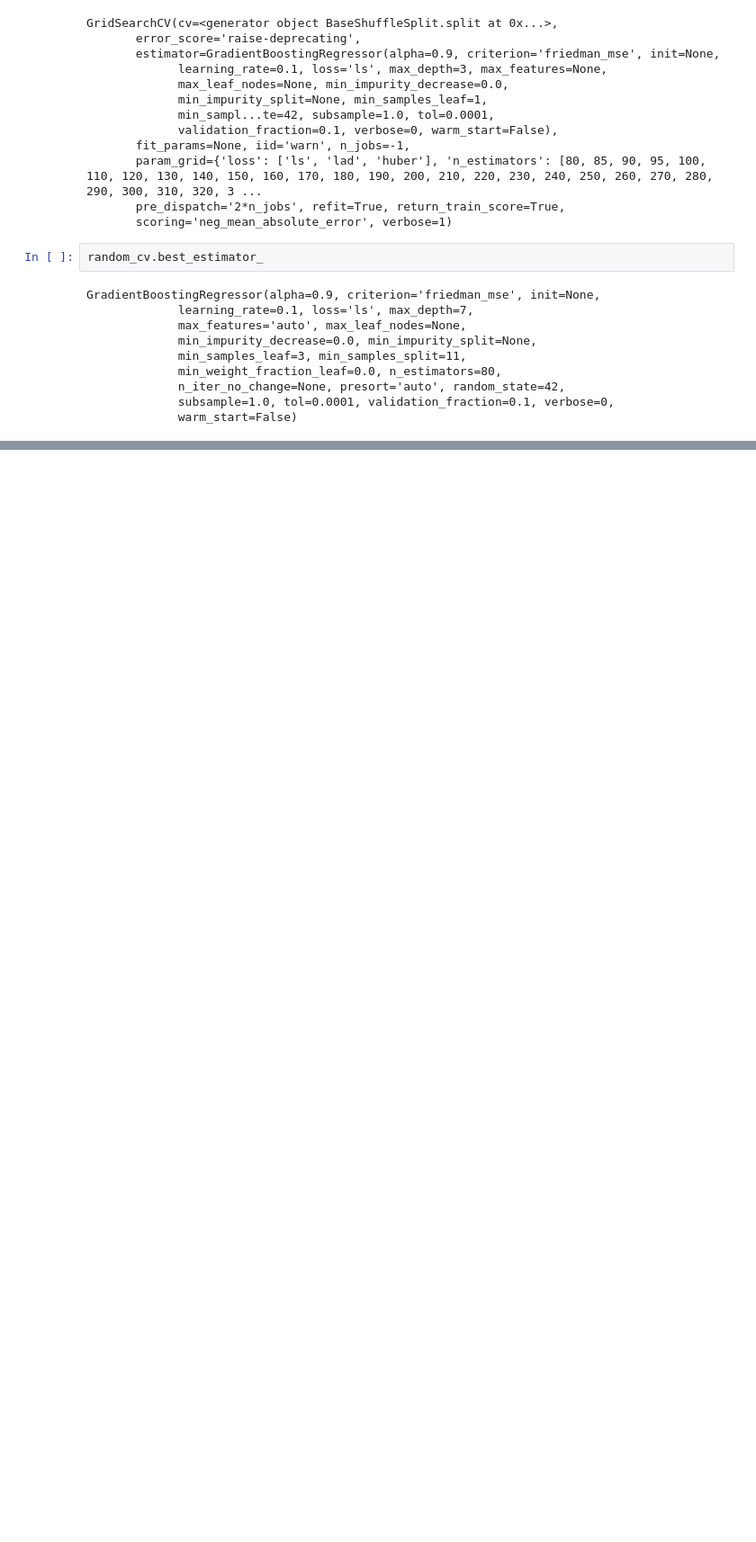
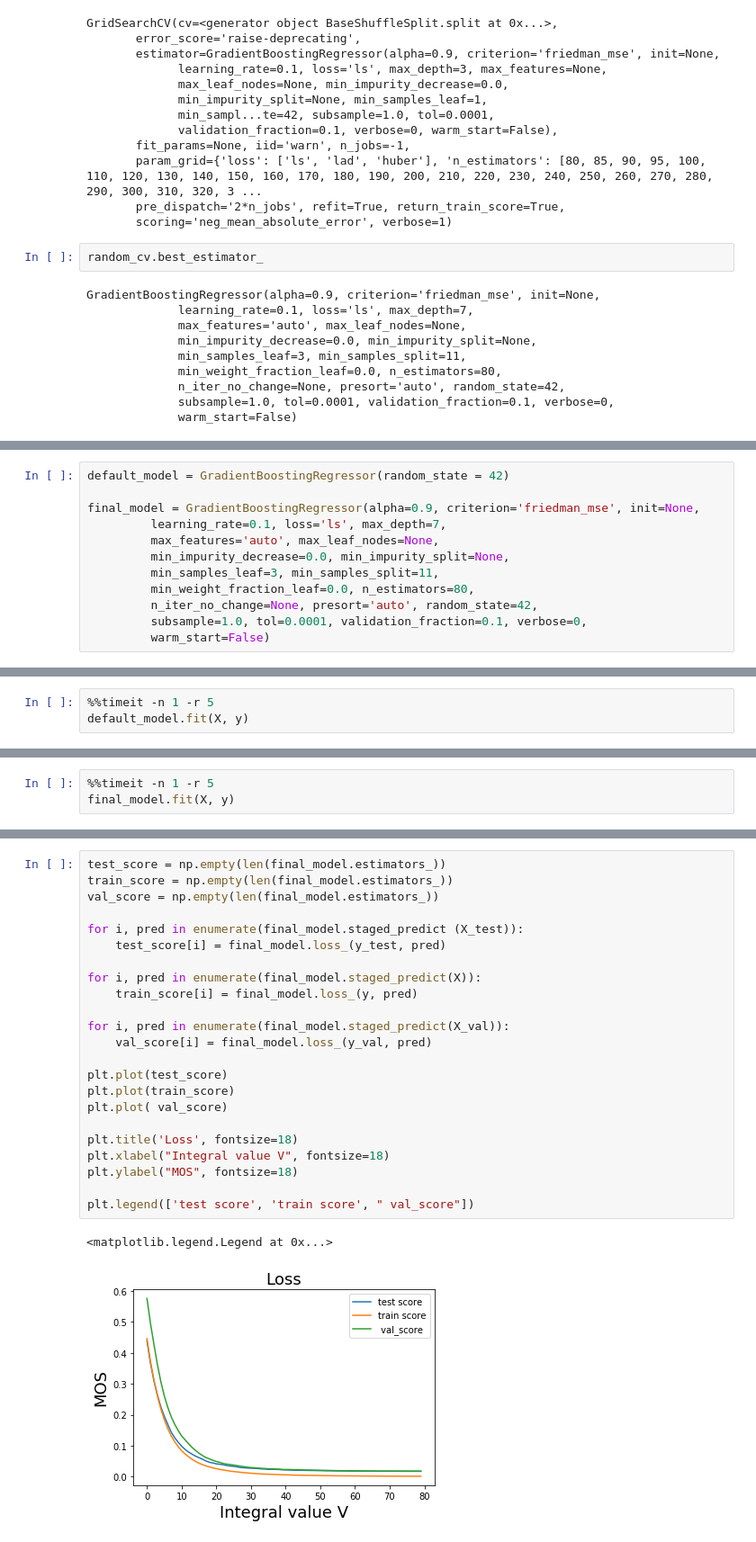
Before and after one commit to AleksandrIvchenko/QoE-assesment, a Jupyter notebook: Analysis_Waterloo-Part4.ipynb, the cells around one changed output, grey strips where cells are left out. Shown at 90% size. Drawn from its saved outputs; the diff is of its cells as text; blank space fills up the shorter version.

```diff
--- a/Analysis_Waterloo-Part4.ipynb
+++ b/Analysis_Waterloo-Part4.ipynb
@@ -556,0 +569,12 @@ GradientBoostingRegressor(alpha=0.9, criterion='friedman_mse', init=None,
+# %%
+default_model = GradientBoostingRegressor(random_state = 42)
+
+final_model = GradientBoostingRegressor(alpha=0.9, criterion='friedman_mse', init=None,
+         learning_rate=0.1, loss='ls', max_depth=7,
+         max_features='auto', max_leaf_nodes=None,
+         min_impurity_decrease=0.0, min_impurity_split=None,
+         min_samples_leaf=3, min_samples_split=11,
+         min_weight_fraction_leaf=0.0, n_estimators=80,
+         n_iter_no_change=None, presort='auto', random_state=42,
+         subsample=1.0, tol=0.0001, validation_fraction=0.1, verbose=0,
+         warm_start=False)
@@ -556,0 +583,3 @@ GradientBoostingRegressor(alpha=0.9, criterion='friedman_mse', init=None,
+# %%
+%%timeit -n 1 -r 5
+default_model.fit(X, y)
@@ -556,0 +588,3 @@ GradientBoostingRegressor(alpha=0.9, criterion='friedman_mse', init=None,
+# %%
+%%timeit -n 1 -r 5
+final_model.fit(X, y)
@@ -556,0 +600,26 @@ GradientBoostingRegressor(alpha=0.9, criterion='friedman_mse', init=None,
+# %%
+test_score = np.empty(len(final_model.estimators_))
+train_score = np.empty(len(final_model.estimators_))
+val_score = np.empty(len(final_model.estimators_))
+
+for i, pred in enumerate(final_model.staged_predict (X_test)):
+    test_score[i] = final_model.loss_(y_test, pred)
+
+for i, pred in enumerate(final_model.staged_predict(X)):
+    train_score[i] = final_model.loss_(y, pred)
+
+for i, pred in enumerate(final_model.staged_predict(X_val)):
+    val_score[i] = final_model.loss_(y_val, pred)
+
+plt.plot(test_score)
+plt.plot(train_score)
+plt.plot( val_score)
+
+plt.title('Loss', fontsize=18)
+plt.xlabel("Integral value V", fontsize=18)
+plt.ylabel("MOS", fontsize=18)
+
+plt.legend(['test score', 'train score', " val_score"])
+# %% [output]
+<matplotlib.legend.Legend at 0x...>
+[figure, added]
```
Also changed, not shown: parts of 36 cells of this notebook, 1 other file.
